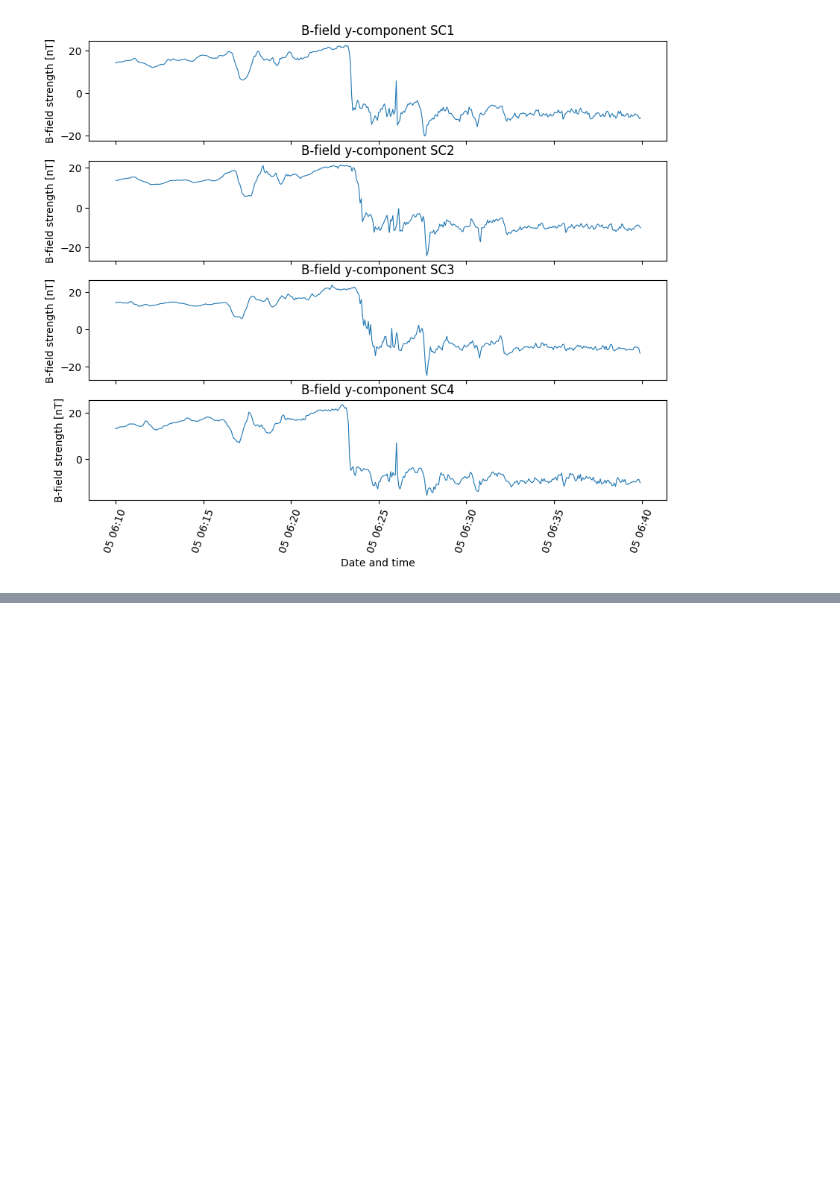
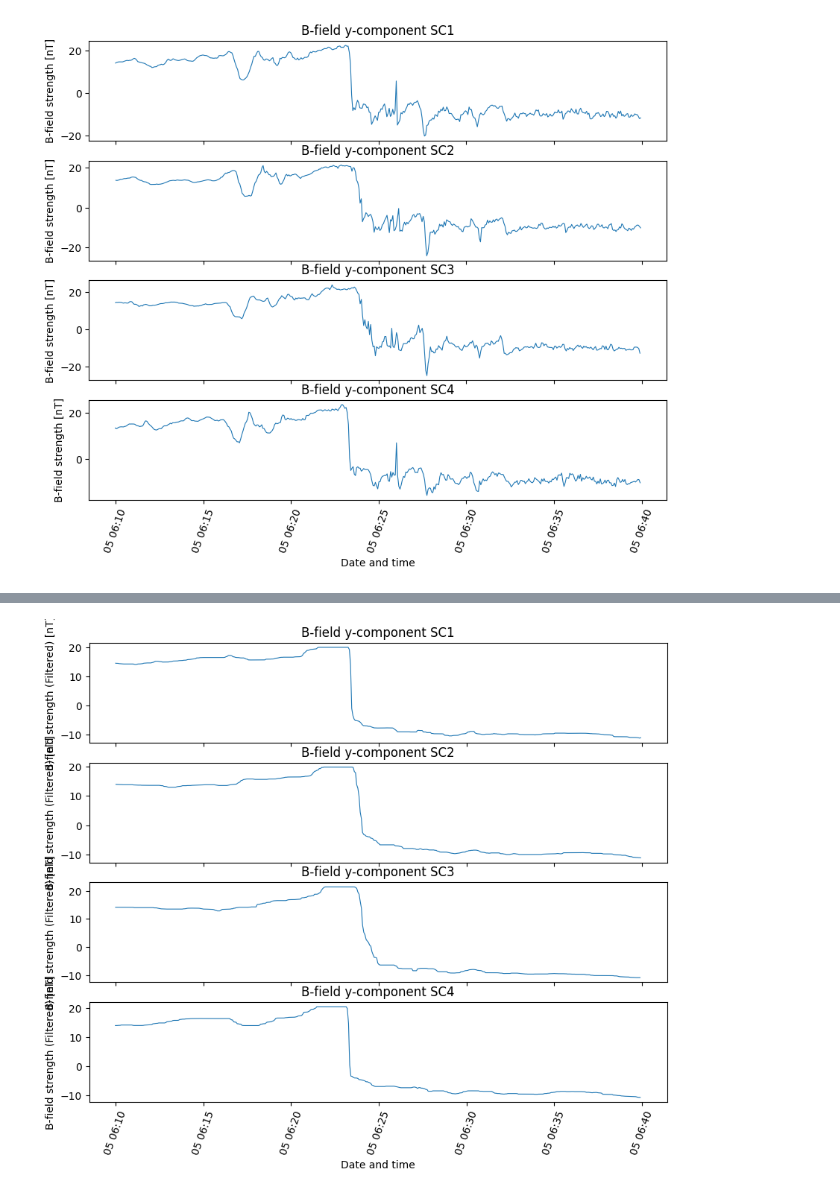
Before and after one commit to Emilwikk/Space-Physics-Labs, a Jupyter notebook: src/Magnetopause.ipynb, the cells around one changed output, grey strips where cells are left out. Drawn from its saved outputs; the diff is of its cells as text; code cells hidden in the pictures; blank space fills up the shorter version.

```diff
--- a/src/Magnetopause.ipynb
+++ b/src/Magnetopause.ipynb
@@ -182,0 +244,47 @@ axs[0].tick_params(axis='x', rotation=70)
+# %%
+from scipy.signal import medfilt
+
+### Determine thickness of current sheet ###
+
+# Apply median filter for smoothing and visualize
+kernel_size = 51
+By_C1_filt = medfilt(B_C1[:,comp],kernel_size=kernel_size)
+By_C2_filt = medfilt(B_C2[:,comp],kernel_size=kernel_size)
+By_C3_filt = medfilt(B_C3[:,comp],kernel_size=kernel_size)
+By_C4_filt = medfilt(B_C4[:,comp],kernel_size=kernel_size)
+
+
+# Visualize filtered B
+
+fig, axs = plt.subplots(4,1, sharex=True, figsize=(10,8))
+
+axs[0].plot(time_tags_C1[startTimeIdx_C1:endTimeIdx_C1],By_C1_filt[startTimeIdx_C1:endTimeIdx_C1], lw=0.8)
+axs[0].set_ylabel("B-field strength (Filtered) [nT]")
+axs[0].set_title(f"B-field {component}-component SC1")
+
+axs[1].plot(time_tags_C2[startTimeIdx_C2:endTimeIdx_C2],By_C2_filt[startTimeIdx_C2:endTimeIdx_C2], lw=0.8)
+axs[1].set_ylabel("B-field strength (Filtered) [nT]")
+axs[1].set_title(f"B-field {component}-component SC2")
+
+axs[2].plot(time_tags_C3[startTimeIdx_C3:endTimeIdx_C3],By_C3_filt[startTimeIdx_C3:endTimeIdx_C3], lw=0.8)
+axs[2].set_ylabel("B-field strength (Filtered) [nT]")
+axs[2].set_title(f"B-field {component}-component SC3")
+
+axs[3].plot(time_tags_C4[startTimeIdx_C4:endTimeIdx_C4],By_C4_filt[startTimeIdx_C4:endTimeIdx_C4], lw=0.8)
+axs[3].set_ylabel("B-field strength (Filtered) [nT]")
+axs[3].set_title(f"B-field {component}-component SC4")
+axs[3].set_xlabel("Date and time")
+axs[3].tick_params(axis='x', rotation=70)
+
+
+def findPassingTimesIdx(B,threshold_high,threshold_low):
+    B_bool = (B > threshold_high)
+    idx_high = np.flatnonzero(B_bool)
+    startIdx = idx_high[-1] if idx_high.size > 0 else None
+
+    B_bool = (B < threshold_low)
+    idx_low = np.flatnonzero(B_bool)
+    endIdx = idx_low[0] if idx_low.size > 0 else None
+    return [startIdx, endIdx]
+# %% [output]
+[figure, added]
```
Also changed, not shown: parts of 5 cells of this notebook.
